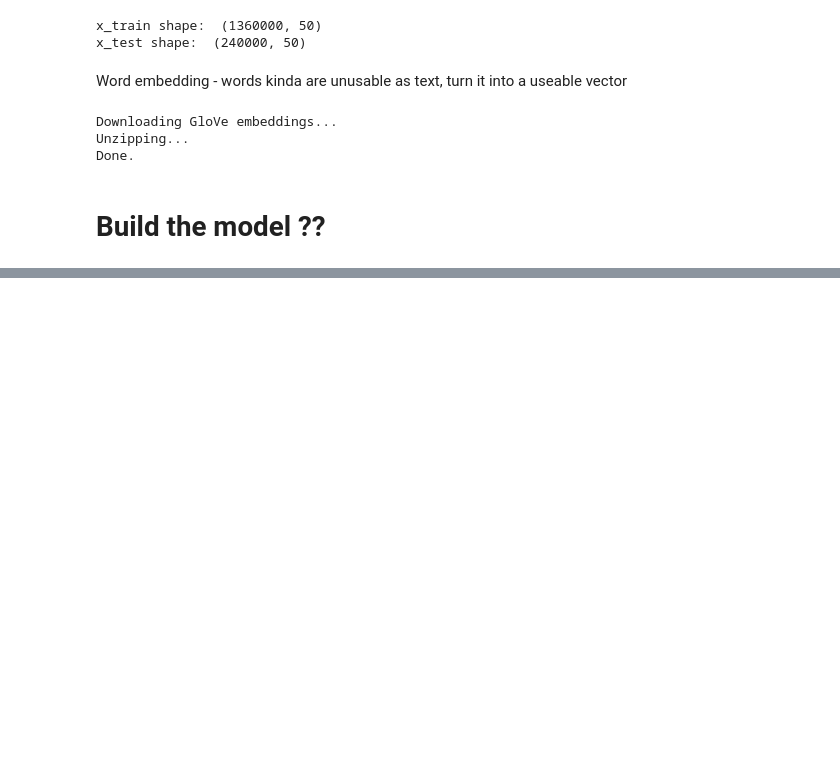
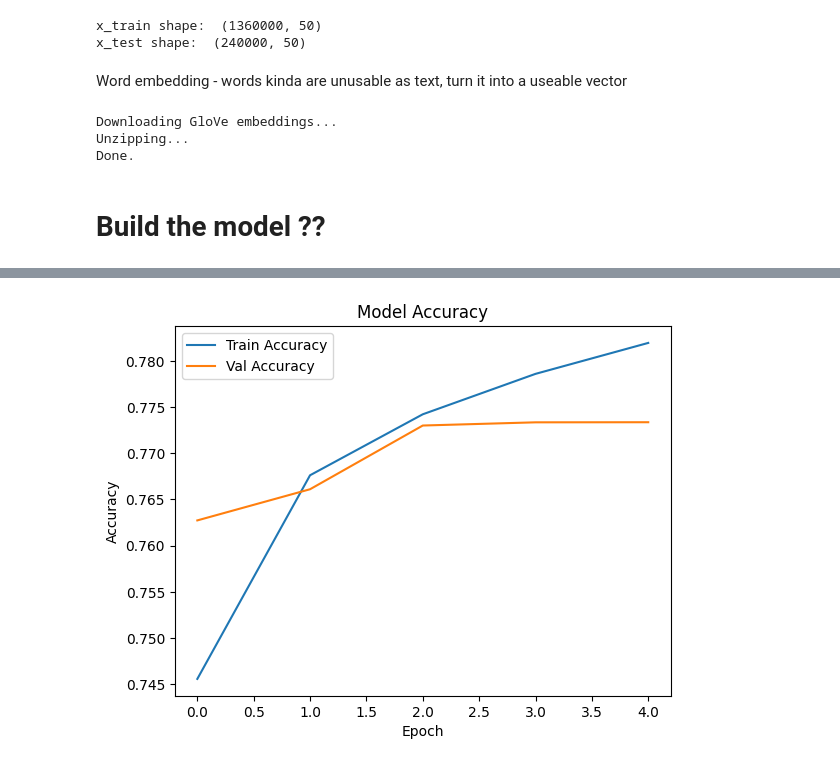
Before and after one commit to ChandlerWeeks/SentimentAnalysis, a Jupyter notebook: Sentiment_Analysis.ipynb, the cells around one changed output, grey strips where cells are left out. Drawn from its saved outputs; the diff is of its cells as text; code cells hidden in the pictures; blank space fills up the shorter version.

Commit message:
Model and Training

```diff
--- a/Sentiment_Analysis.ipynb
+++ b/Sentiment_Analysis.ipynb
@@ -234,3 +234,10 @@ model = Sequential([
 ])
 # %% [markdown]
 # Build the model ??
+# %%
+model.compile(loss='binary_crossentropy', optimizer='adam', metrics=['accuracy'])
+
+y_train = train_data["target"].apply(lambda x: 1 if x == 4 else 0).values
+y_test = test_data["target"].apply(lambda x: 1 if x == 4 else 0).values
+
+history = model.fit(x_train, y_train, validation_split=0.2, epochs=5, batch_size=128)
@@ -236,0 +261,12 @@ model = Sequential([
+# %%
+import matplotlib.pyplot as plt
+
+plt.plot(history.history['accuracy'], label='Train Accuracy')
+plt.plot(history.history['val_accuracy'], label='Val Accuracy')
+plt.title('Model Accuracy')
+plt.xlabel('Epoch')
+plt.ylabel('Accuracy')
+plt.legend()
+plt.show()
+# %% [output]
+[figure, added]
```
Also changed, not shown: parts of 3 cells of this notebook.
